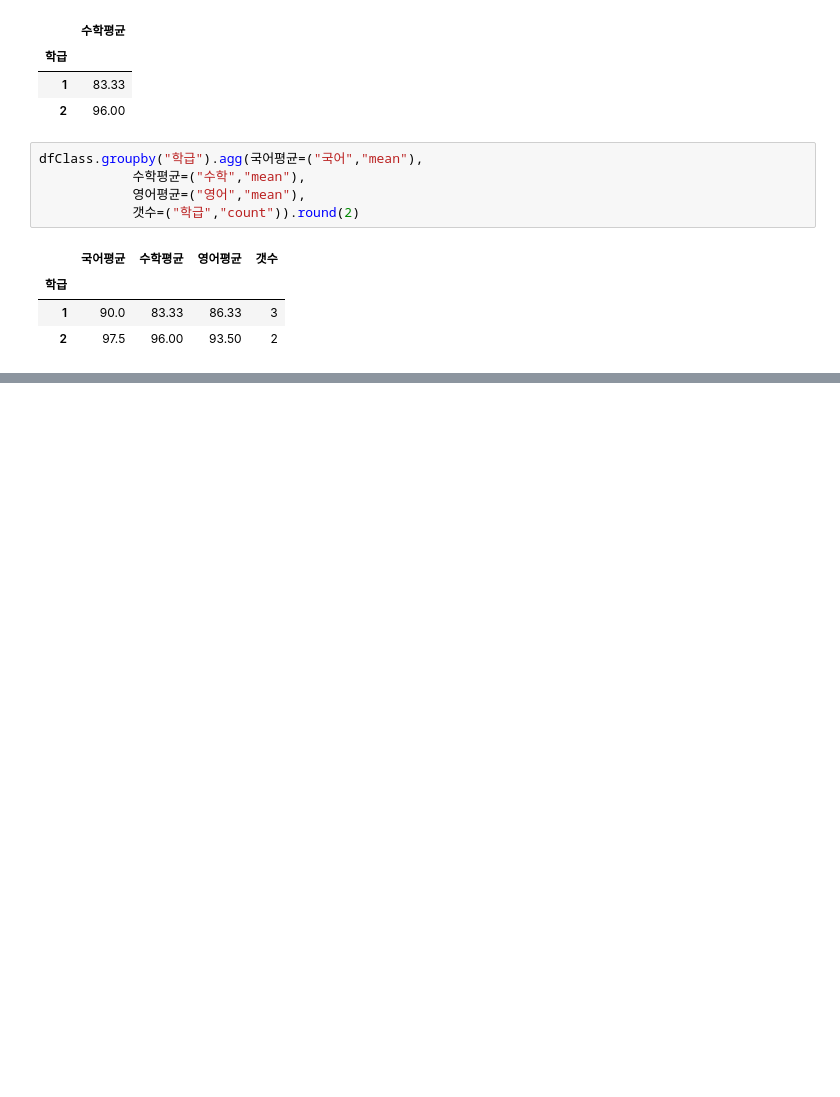
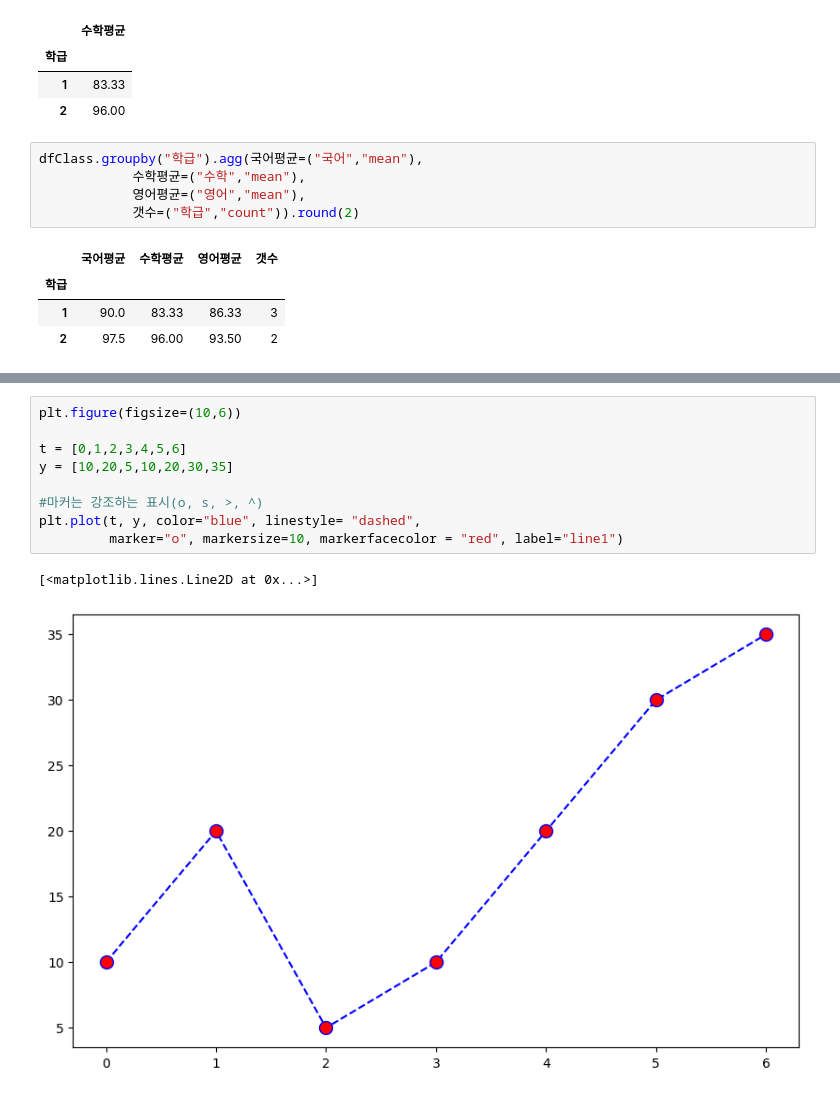
Before and after one commit to Cu-is-Copper/python250414, a Jupyter notebook: Pandas03_그룹핑과통계데이터다루기.ipynb, the cells around one changed output, grey strips where cells are left out. Cells and saved outputs as stored; diff of their text form; blank space fills up the shorter version.

```diff
--- a/Pandas03_그룹핑과통계데이터다루기.ipynb
+++ b/Pandas03_그룹핑과통계데이터다루기.ipynb
@@ -152,0 +173,12 @@ dfClass.groupby("학급").agg(국어평균=("국어","mean"),
+# %%
+plt.figure(figsize=(10,6))
+
+t = [0,1,2,3,4,5,6]
+y = [10,20,5,10,20,30,35]
+
+#마커는 강조하는 표시(o, s, >, ^)
+plt.plot(t, y, color="blue", linestyle= "dashed",
+         marker="o", markersize=10, markerfacecolor = "red", label="line1")
+# %% [output]
+[<matplotlib.lines.Line2D at 0x...>]
+[figure, added]
```
Also changed, not shown: parts of 1 cell of this notebook, 1 other file.
